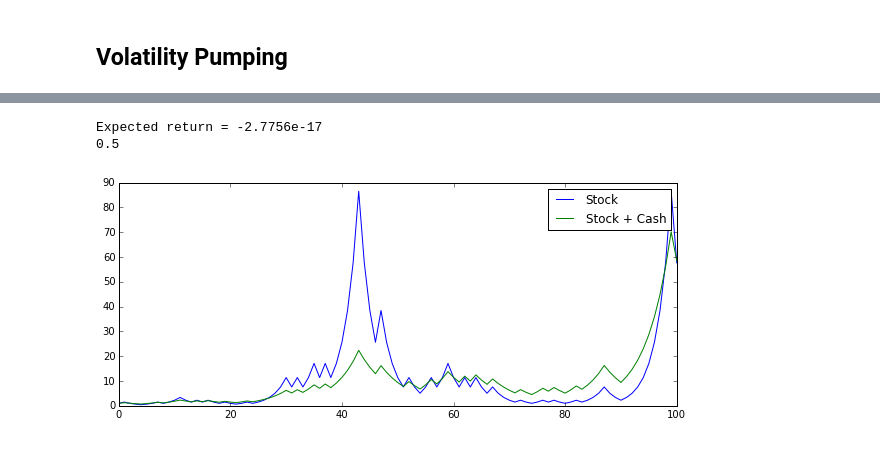
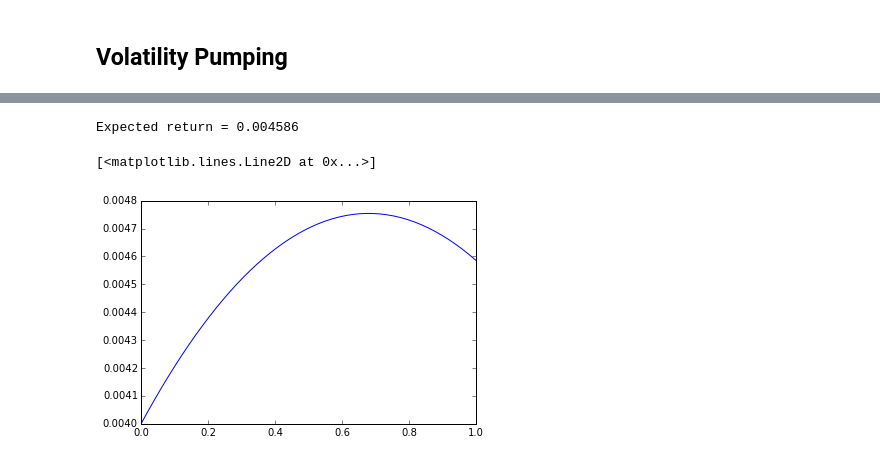
Before and after one commit to jckantor/ESTM60203, a Jupyter notebook: notebooks/Log-optimal_Growth_and_the_Kelly_Criterion.ipynb, the cells around one changed output, grey strips where cells are left out. Saved outputs shown, nothing was run; the diff lists cells and outputs as text; code cells hidden in the pictures.

```diff
--- a/notebooks/Log-optimal_Growth_and_the_Kelly_Criterion.ipynb
+++ b/notebooks/Log-optimal_Growth_and_the_Kelly_Criterion.ipynb
@@ -252,3 +252,13 @@ $$\alpha = 2p-1$$
 which yields a growth rate per stage
 
 $$m = E[\ln R_{k}] = \ln 2 + p\ln(p) + (1-p)\ln(1-p)$$
+# %%
+p = np.linspace(0.001,0.999)
+alpha = np.array([max(0,2.0*q-1.0) for q in p])
+plt.plot(p,alpha)
+m = np.multiply(p,np.log(1.0+alpha)) + np.multiply(1.0-p,np.log(1.0-alpha))
+plt.plot(p,m)
+
+plt.xlabel('p')
+plt.ylabel('E[lnR]')
+plt.legend(['alpha','ElnR'],loc='upper left')
@@ -269,42 +282,30 @@ $$\alpha = \frac{p(b+1)-1}{b}$$
 <img src="files/img/Kelly_Criterion_Volatility_Pumping.png" style = "height:120px">
 # %%
 # payoffs for two states
-u = 1.5
+u = 1.059
 d = 1/u
-p = 0.50
+p = 0.54
+
+rf = 0.004
 
 K = 100
 
 ElnR = p*np.log(u) + (1-p)*np.log(d)
 print "Expected return = {:0.5}".format(ElnR)
 
 
 Z = np.array([float(random.random() <= p) for _ in range(0,K)])
 R = d + (u-d)*Z
 S = np.cumprod(np.concatenate(([1],R)))
 
 
-#semilogy(S);
-
-ElnR = lambda alpha: p*np.log(alpha*u +(1-alpha)) + (1-p)*np.log(alpha*d + (1-alpha))
+ElnR = lambda alpha: p*np.log(alpha*u +(1-alpha)*np.exp(rf)) + \
+    (1-p)*np.log(alpha*d + (1-alpha)*np.exp(rf))
 
 a = np.linspace(0,1)
 
-#plot(a,map(ElnR,a))
-
-from scipy.optimize import fminbound
-alpha = fminbound(lambda(alpha): -ElnR(alpha),0,1)
-print alpha
-
-#plot(alpha, ElnR(alpha),'r.',ms=10)
-
-R = alpha*d + (1-alpha) + alpha*(u-d)*Z
-S2 = np.cumprod(np.concatenate(([1],R)))
-
-plt.figure(figsize=(10,4))
-plt.plot(range(0,K+1),S,range(0,K+1),S2)
-plt.legend(['Stock','Stock + Cash']);
+plt.plot(a,map(ElnR,a))
 # %% [output]
-Expected return = -2.7756e-17
-0.5
+Expected return = 0.004586
+[<matplotlib.lines.Line2D at 0x...>]
-[figure, old version]
+[figure, new version]
```
Also changed, not shown: parts of 7 cells of this notebook, 2 other files.
